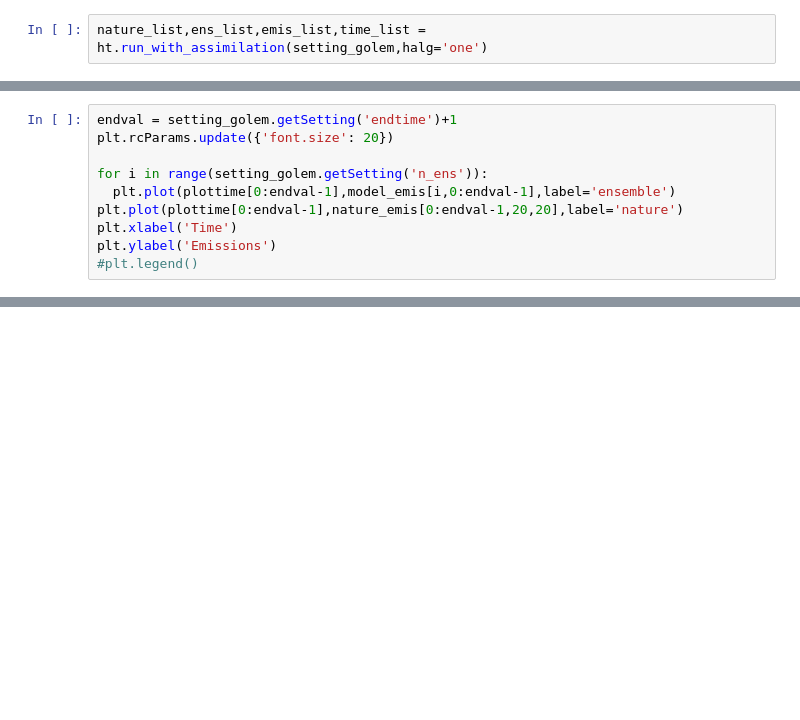
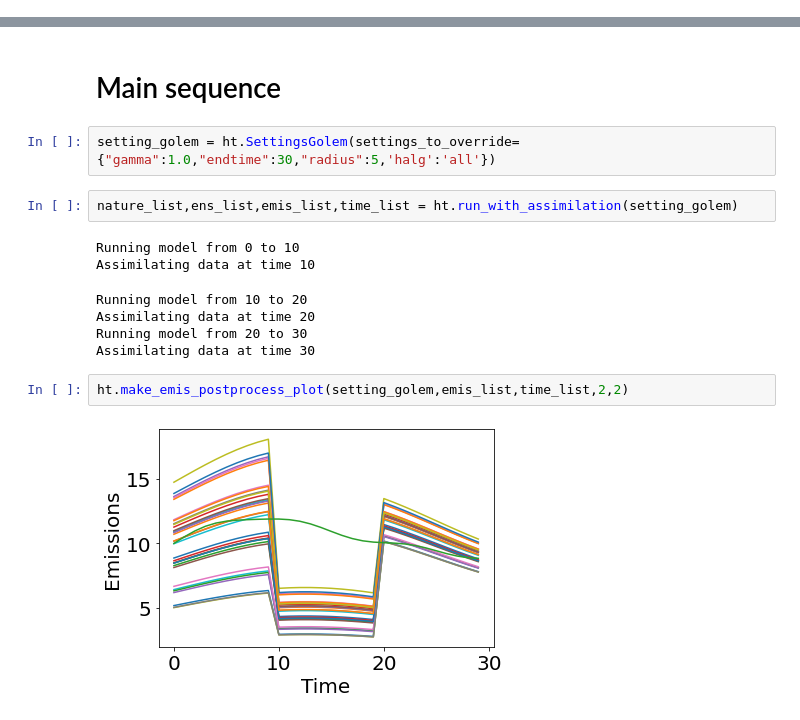
Before and after one commit to drewpendergrass/ToyLETKF, a Jupyter notebook: ToyLETKF_playground.ipynb, the cells around one changed output, grey strips where cells are left out. Drawn from its saved outputs; the diff is of its cells as text; blank space fills up the shorter version.

```diff
--- a/ToyLETKF_playground.ipynb
+++ b/ToyLETKF_playground.ipynb
@@ -11,2 +0,0 @@ setting_golem = ht.SettingsGolem(settings_to_override={"endtime":30, "radius":50
-# %%
-nature_list,ens_list,emis_list,time_list = ht.run_with_assimilation(setting_golem,halg='one')
@@ -26,10 +0,0 @@ plottime = np.unique(time_list)
-# %%
-endval = setting_golem.getSetting('endtime')+1
-plt.rcParams.update({'font.size': 20})
-
-for i in range(setting_golem.getSetting('n_ens')):
-  plt.plot(plottime[0:endval-1],model_emis[i,0:endval-1],label='ensemble')
-plt.plot(plottime[0:endval-1],nature_emis[0:endval-1,20,20],label='nature')
-plt.xlabel('Time')
-plt.ylabel('Emissions')
-#plt.legend()
@@ -186,0 +8,17 @@ yinds = np.array([val[1] for val in test])
+# %% [markdown]
+# Main sequence
+# %%
+setting_golem = ht.SettingsGolem(settings_to_override={"gamma":1.0,"endtime":30,"radius":5,'halg':'all'})
+# %%
+nature_list,ens_list,emis_list,time_list = ht.run_with_assimilation(setting_golem)
+# %% [output]
+Running model from 0 to 10
+Assimilating data at time 10
+Running model from 10 to 20
+Assimilating data at time 20
+Running model from 20 to 30
+Assimilating data at time 30
+# %%
+ht.make_emis_postprocess_plot(setting_golem,emis_list,time_list,2,2)
+# %% [output]
+[figure, added]
```
Also changed, not shown: parts of 58 cells of this notebook, 5 other files.
